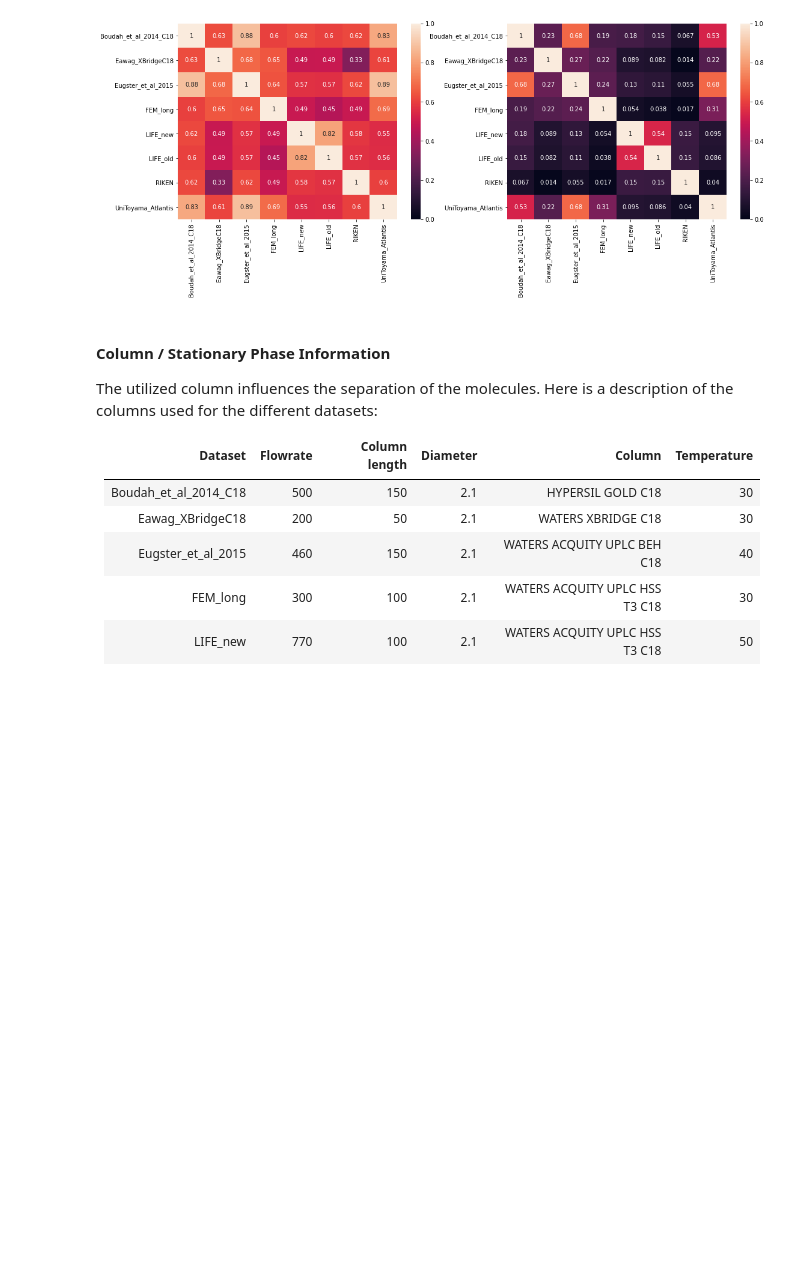
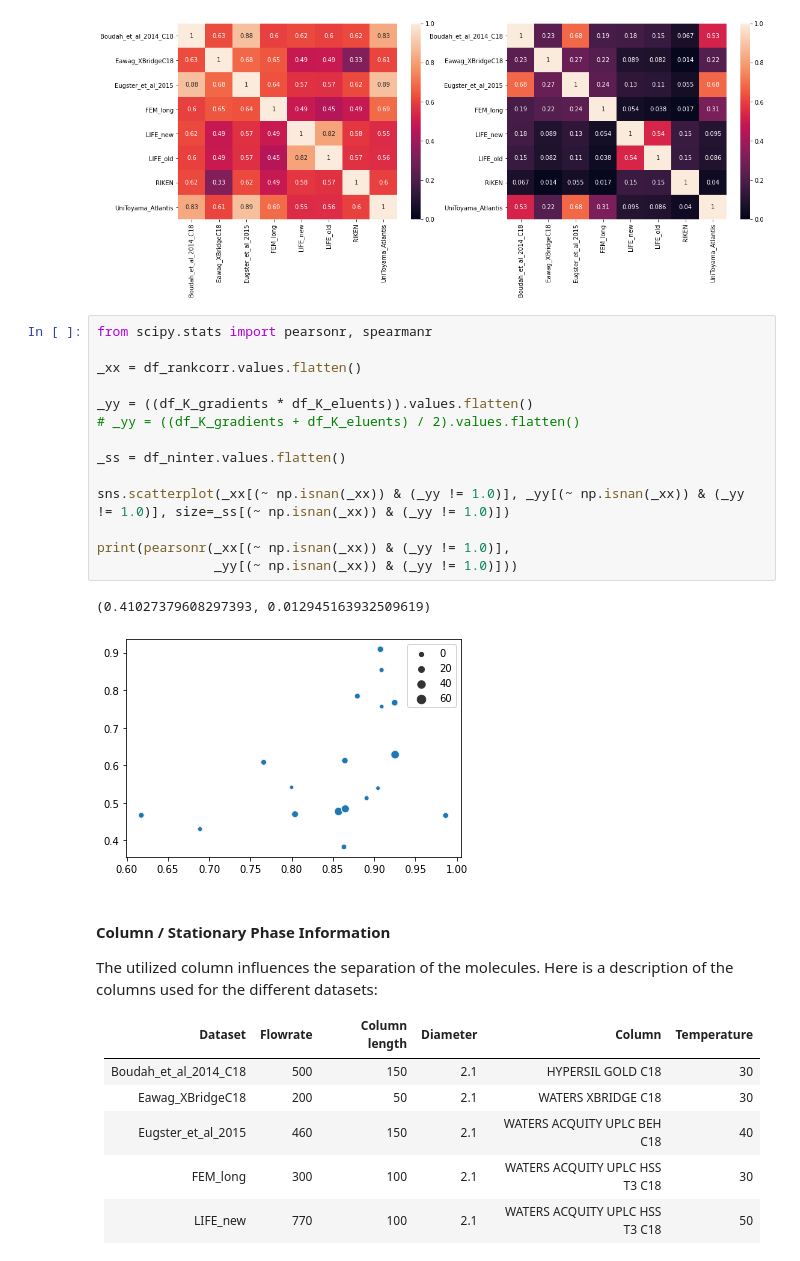
Before and after one commit to bachi55/rosvm, a Jupyter notebook: rosvm/ranksvm/tutorial/use_chromatographic_system_descriptors.ipynb, the cells around one changed output. Cells and saved outputs as stored; diff of their text form; blank space fills up the shorter version.

```diff
--- a/rosvm/ranksvm/tutorial/use_chromatographic_system_descriptors.ipynb
+++ b/rosvm/ranksvm/tutorial/use_chromatographic_system_descriptors.ipynb
@@ -361,6 +403,23 @@ sns.heatmap((df_K_eluents * df_K_gradients * df_K_gradient_times), annot=True, a
 # %% [output]
 <AxesSubplot:>
 [figure]
+# %%
+from scipy.stats import pearsonr, spearmanr
+
+_xx = df_rankcorr.values.flatten()
+
+_yy = ((df_K_gradients * df_K_eluents)).values.flatten()
+# _yy = ((df_K_gradients + df_K_eluents) / 2).values.flatten()
+
+_ss = df_ninter.values.flatten()
+
+sns.scatterplot(_xx[(~ np.isnan(_xx)) & (_yy != 1.0)], _yy[(~ np.isnan(_xx)) & (_yy != 1.0)], size=_ss[(~ np.isnan(_xx)) & (_yy != 1.0)])
+
+print(pearsonr(_xx[(~ np.isnan(_xx)) & (_yy != 1.0)],
+               _yy[(~ np.isnan(_xx)) & (_yy != 1.0)]))
+# %% [output]
+(0.41027379608297393, 0.012945163932509619)
+[figure, added]
 # %% [markdown]
 #### Column / Stationary Phase Information
 
```
Also changed, not shown: parts of 23 cells of this notebook.
